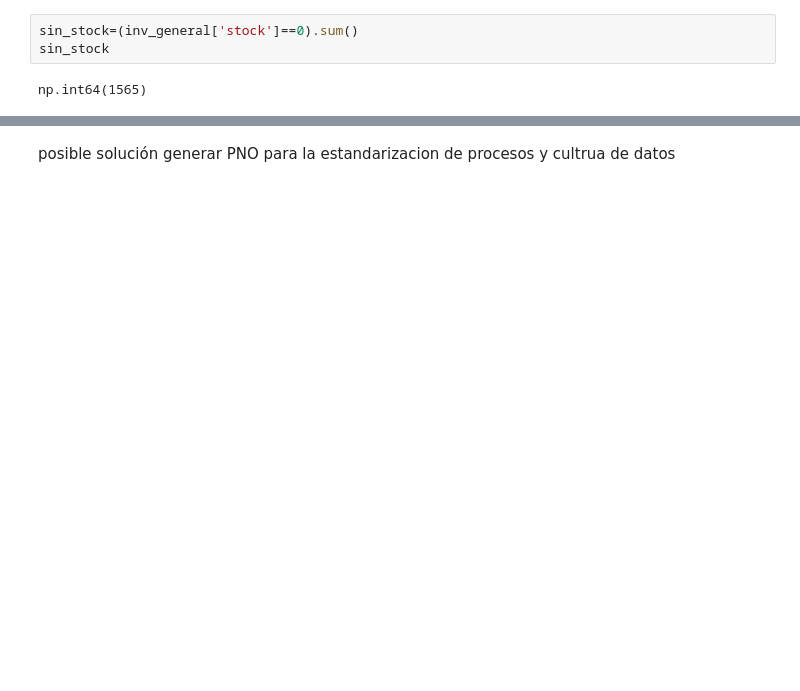
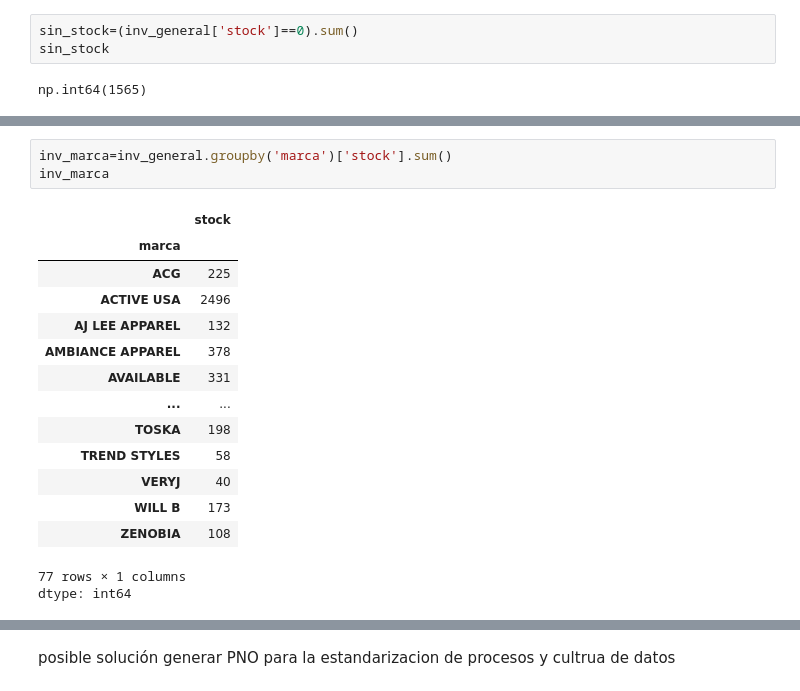
Before and after one commit to Adrian-estrada-chavez/clothing-sales-roi-analysis, a Jupyter notebook: notebooks/Clothing_sales_roi_analysis.ipynb, the cells around one changed output, grey strips where cells are left out. Drawn from its saved outputs; the diff is of its cells as text; blank space fills up the shorter version.

```diff
--- a/notebooks/Clothing_sales_roi_analysis.ipynb
+++ b/notebooks/Clothing_sales_roi_analysis.ipynb
@@ -848,0 +918,19 @@ dtype: float64
+# %%
+inv_marca=inv_general.groupby('marca')['stock'].sum()
+inv_marca
+# %% [output]
+|  | stock |
+| marca |  |
+| ACG | 225 |
+| ACTIVE USA | 2496 |
+| AJ LEE APPAREL | 132 |
+| AMBIANCE APPAREL | 378 |
+| AVAILABLE | 331 |
+| ... | ... |
+| TOSKA | 198 |
+| TREND STYLES | 58 |
+| VERYJ | 40 |
+| WILL B | 173 |
+| ZENOBIA | 108 |
+77 rows × 1 columns
+dtype: int64
```
Also changed, not shown: parts of 18 cells of this notebook.
